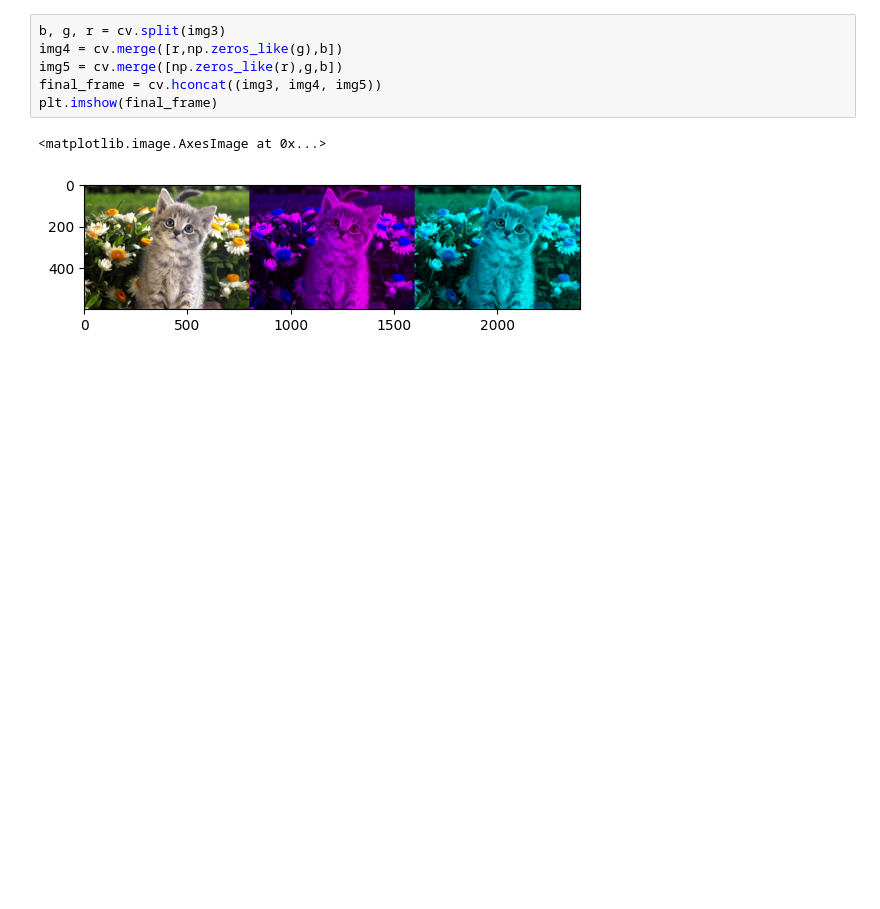
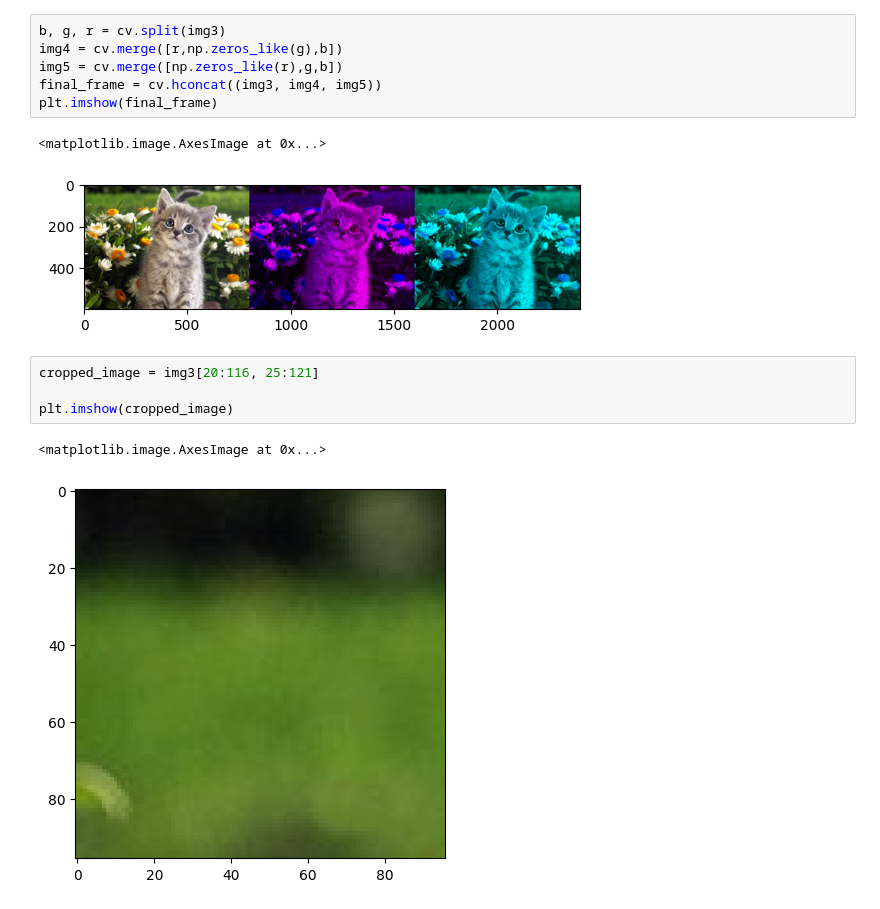
Before and after one commit to ImmarGaneru/PCVK_Ganjil_2024, a Jupyter notebook: Week2.ipynb, the cells around one changed output. Drawn from its saved outputs; the diff is of its cells as text; blank space fills up the shorter version.

```diff
--- a/Week2.ipynb
+++ b/Week2.ipynb
@@ -138,3 +138,10 @@ plt.imshow(final_frame)
 # %% [output]
 <matplotlib.image.AxesImage at 0x...>
 [figure]
+# %%
+cropped_image = img3[20:116, 25:121]
+
+plt.imshow(cropped_image)
+# %% [output]
+<matplotlib.image.AxesImage at 0x...>
+[figure, added]
```
Also changed, not shown: parts of 2 cells of this notebook.
